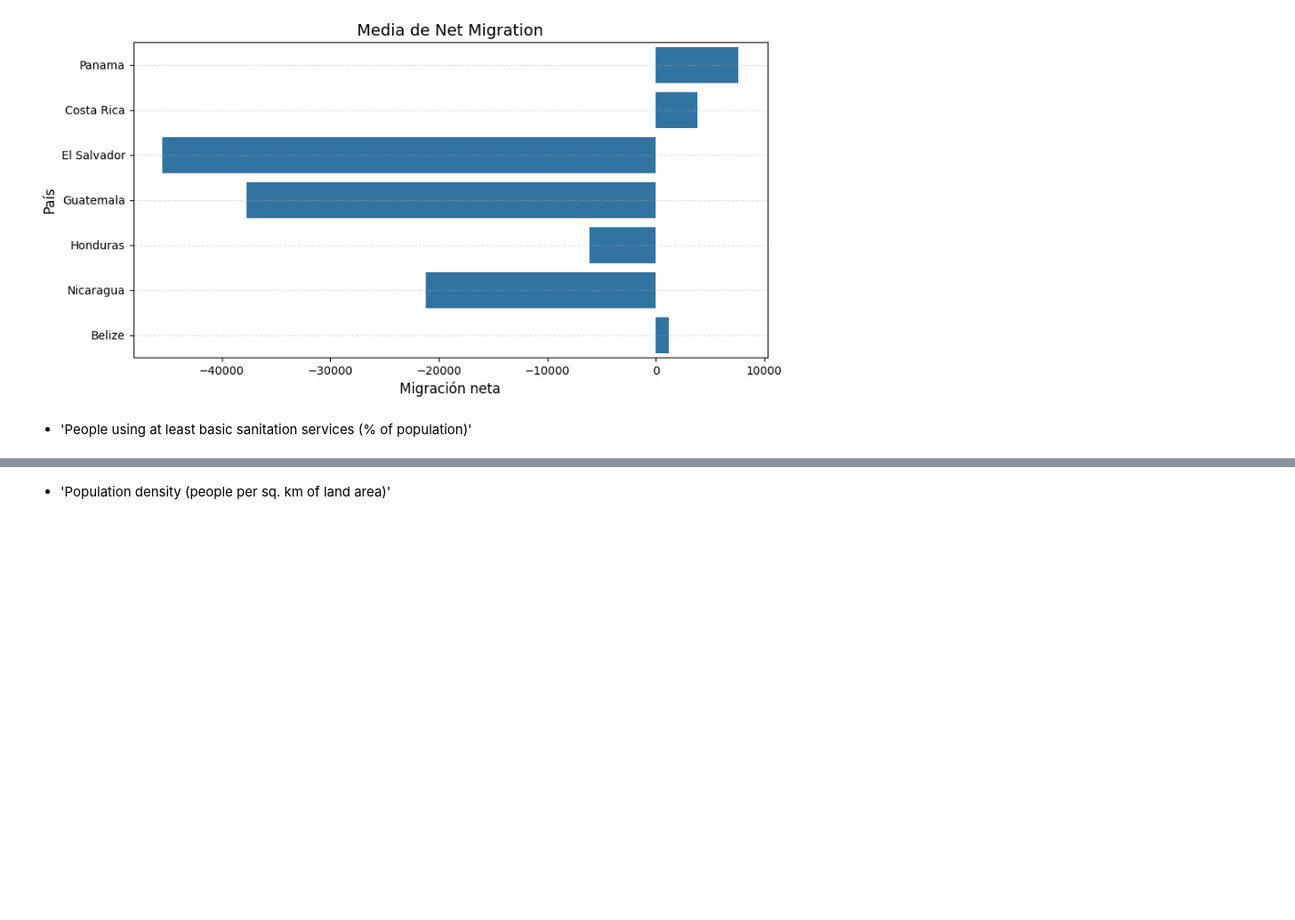
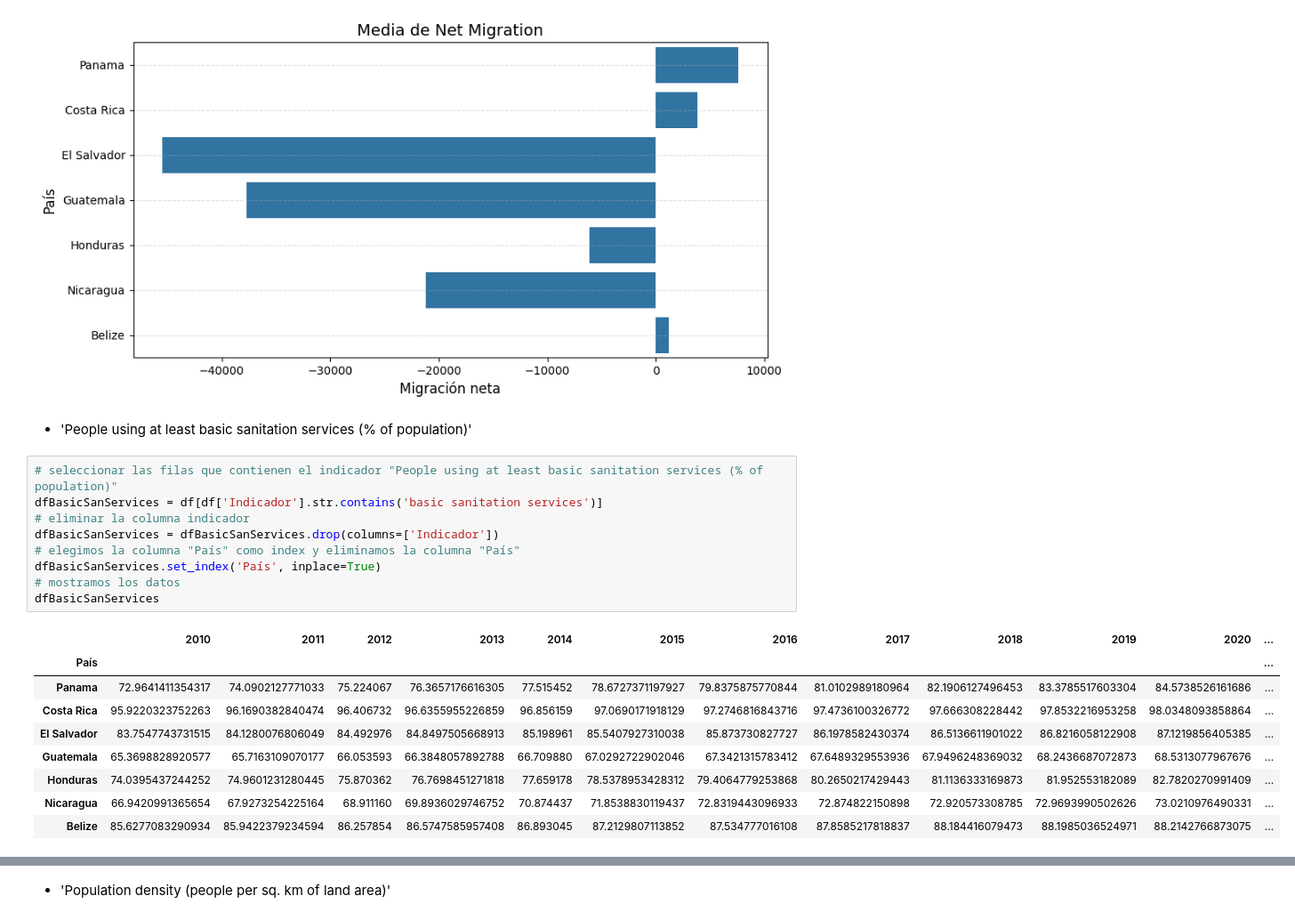
Before and after one commit to KarenSSanchezP/AnalisisLongevidad-AC, a Jupyter notebook: archivo.ipynb, the cells around one changed output, grey strips where cells are left out. Shown: that part at 89% size. Cells and saved outputs as stored; diff of their text form; blank space fills up the shorter version.

```diff
--- a/archivo.ipynb
+++ b/archivo.ipynb
@@ -569,3 +569,22 @@ plt.show()
 [figure]
 # %% [markdown]
 - 	'People using at least basic sanitation services (% of population)'
+# %%
+# seleccionar las filas que contienen el indicador "People using at least basic sanitation services (% of population)"
+dfBasicSanServices = df[df['Indicador'].str.contains('basic sanitation services')]
+# eliminar la columna indicador
+dfBasicSanServices = dfBasicSanServices.drop(columns=['Indicador'])
+# elegimos la columna "País" como index y eliminamos la columna "País"
+dfBasicSanServices.set_index('País', inplace=True)
+# mostramos los datos
+dfBasicSanServices
+# %% [output]
+|  | 2010 | 2011 | 2012 | 2013 | 2014 | 2015 | 2016 | 2017 | 2018 | 2019 | 2020 | ... |
+| País |  |  |  |  |  |  |  |  |  |  |  | ... |
+| Panama | 72.9641411354317 | 74.0902127771033 | 75.224067 | 76.3657176616305 | 77.515452 | 78.6727371197927 | 79.8375875770844 | 81.0102989180964 | 82.1906127496453 | 83.3785517603304 | 84.5738526161686 | ... |
+| Costa Rica | 95.9220323752263 | 96.1690382840474 | 96.406732 | 96.6355955226859 | 96.856159 | 97.0690171918129 | 97.2746816843716 | 97.4736100326772 | 97.666308228442 | 97.8532216953258 | 98.0348093858864 | ... |
+| El Salvador | 83.7547743731515 | 84.1280076806049 | 84.492976 | 84.8497505668913 | 85.198961 | 85.5407927310038 | 85.873730827727 | 86.1978582430374 | 86.5136611901022 | 86.8216058122908 | 87.1219856405385 | ... |
+| Guatemala | 65.3698828920577 | 65.7163109070177 | 66.053593 | 66.3848057892788 | 66.709880 | 67.0292722902046 | 67.3421315783412 | 67.6489329553936 | 67.9496248369032 | 68.2436687072873 | 68.5313077967676 | ... |
+| Honduras | 74.0395437244252 | 74.9601231280445 | 75.870362 | 76.7698451271818 | 77.659178 | 78.5378953428312 | 79.4064779253868 | 80.2650217429443 | 81.1136333169873 | 81.952553182089 | 82.7820270991409 | ... |
+| Nicaragua | 66.9420991365654 | 67.9273254225164 | 68.911160 | 69.8936029746752 | 70.874437 | 71.8538830119437 | 72.8319443096933 | 72.874822150898 | 72.920573308785 | 72.9693990502626 | 73.0210976490331 | ... |
+| Belize | 85.6277083290934 | 85.9422379234594 | 86.257854 | 86.5747585957408 | 86.893045 | 87.2129807113852 | 87.534777016108 | 87.8585217818837 | 88.184416079473 | 88.1985036524971 | 88.2142766873075 | ... |
```
Also changed, not shown: parts of 6 cells of this notebook.
